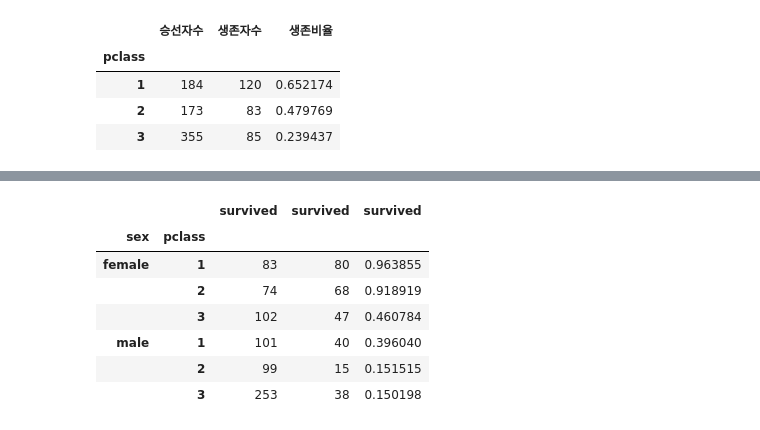
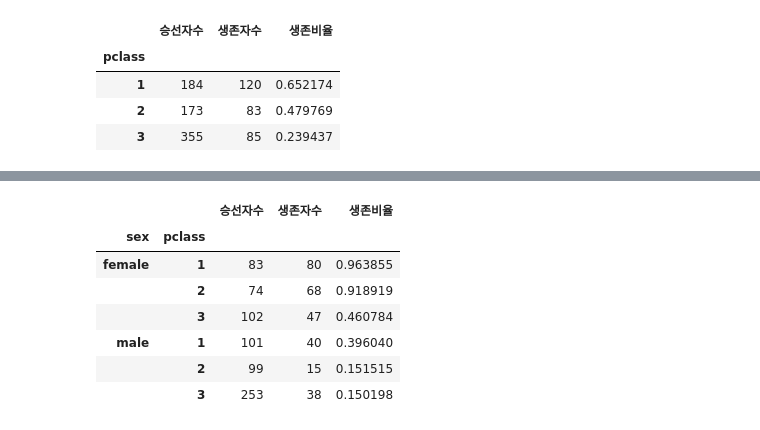
Before and after one commit to hyewon961117/hwstudy, a Jupyter notebook: HW11_데이터 전처리.ipynb, the cells around one changed output, grey strips where cells are left out. Drawn from its saved outputs; the diff is of its cells as text; code cells hidden in the pictures.

```diff
--- a/HW11_데이터 전처리.ipynb
+++ b/HW11_데이터 전처리.ipynb
@@ -1624,13 +1585,13 @@ df_titanic4
 # %%
 # 성별 생존통계
 df_titanic5 = df_titanic.groupby(['sex','pclass']).survived.count().to_frame()
 df_titanic6 = df_titanic.groupby(['sex','pclass']).survived.sum().to_frame()
 df_titanic7 = df_titanic.groupby(['sex','pclass']).survived.mean().to_frame()
 df_titanic8 = pd.concat([df_titanic5,df_titanic6,df_titanic7],axis=1)
+df_titanic8.columns = ['승선자수', '생존자수', '생존비율']
 df_titanic8
-df_titanic8
 # %% [output]
-|  |  | survived | survived | survived |
+|  |  | 승선자수 | 생존자수 | 생존비율 |
 | sex | pclass |  |  |  |
 | female | 1 | 83 | 80 | 0.963855 |
 |  | 2 | 74 | 68 | 0.918919 |
```
Also changed, not shown: parts of 14 cells of this notebook, 4 other files.
